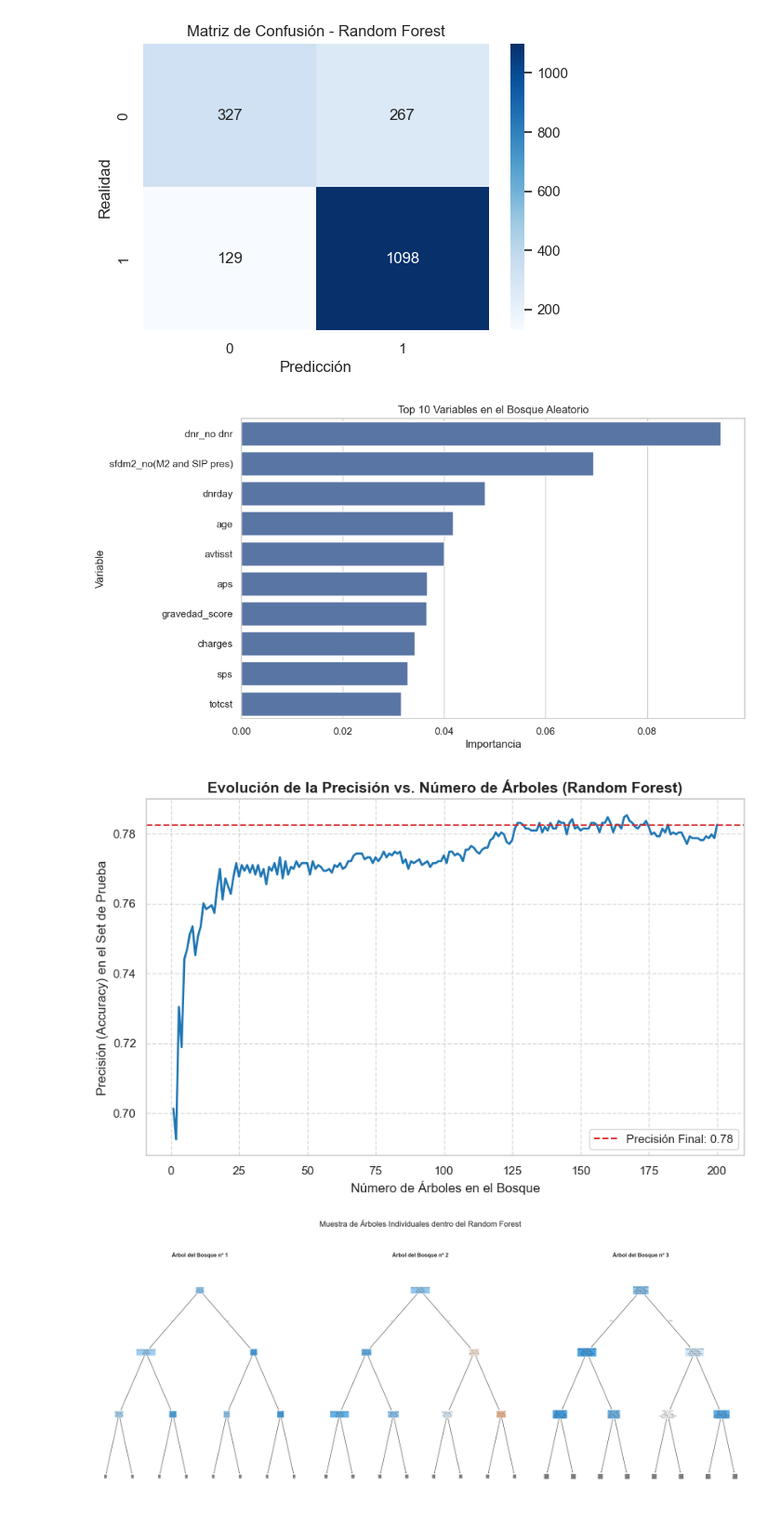
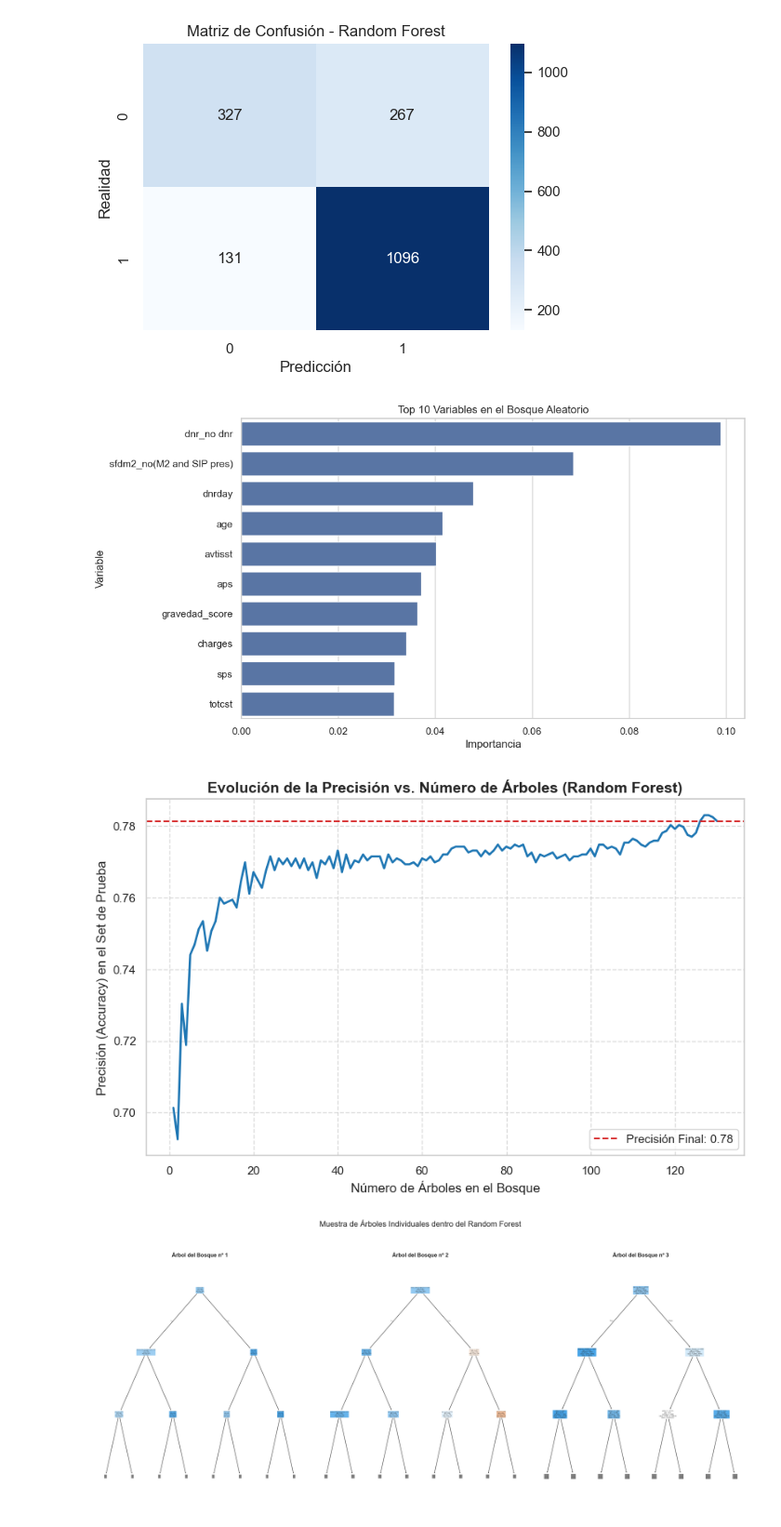
Before and after one commit to nrapun/proyecto_AA, a Jupyter notebook: notebook_proyectoAA.ipynb, the cells around one changed output. Shown at 93% size. Drawn from its saved outputs; the diff is of its cells as text; code cells hidden in the pictures.

```diff
--- a/notebook_proyectoAA.ipynb
+++ b/notebook_proyectoAA.ipynb
@@ -1244,7 +1244,7 @@ La siguiente sección entrena y evalúa un clasificador Random Forest.
 # 4. Configuración del Bosque para 'death'
 # Por defecto usa muestreo de atributos y bagging
 rf_model = RandomForestClassifier(
-    n_estimators=200,
+    n_estimators=130,
     random_state=42,
     class_weight='balanced'
 )
@@ -1286,40 +1286,40 @@ sns.barplot(x='Importancia', y='Variable', data=importancias.head(10))
 plt.title('Top 10 Variables en el Bosque Aleatorio')
 plt.show()
 # %% [output]
-[figure, old version]
+[figure, new version]
 # %%
 from sklearn.metrics import accuracy_score
 
 # Calculamos la precisión acumulada de los 200 árboles
 # Usamos las predicciones individuales de cada "estimator" (árbol)
 preds_acumuladas = np.zeros((len(y_test), len(rf_model.estimators_)))
 
 for i, est in enumerate(rf_model.estimators_):
     # Obtenemos la predicción de cada árbol individual
     preds_acumuladas[:, i] = est.predict(X_test)
 
 # Calculamos la precisión promediando los votos (voto mayoritario)
 accuracy_evolucion = []
 for n in range(1, len(rf_model.estimators_) + 1):
     # Promediamos los votos de los primeros 'n' árboles
     votos_n = preds_acumuladas[:, :n].mean(axis=1)
     # Si el promedio es > 0.5, la clase es 1 (Fallece), si no 0 (Sobrevive)
     preds_n = (votos_n > 0.5).astype(int)
     accuracy_evolucion.append(accuracy_score(y_test, preds_n))
 
 # Graficamos los resultados
 plt.figure(figsize=(10, 6))
-plt.plot(range(1, 201), accuracy_evolucion, color='tab:blue', linewidth=2)
+plt.plot(range(1, 131), accuracy_evolucion, color='tab:blue', linewidth=2)
 plt.axhline(y=accuracy_evolucion[-1], color='tab:red', linestyle='--', label=f'Precisión Final: {accuracy_evolucion[-1]:.2f}')
 
 plt.title('Evolución de la Precisión vs. Número de Árboles (Random Forest)', fontsize=14, fontweight='bold')
 plt.xlabel('Número de Árboles en el Bosque', fontsize=12)
 plt.ylabel('Precisión (Accuracy) en el Set de Prueba', fontsize=12)
 plt.grid(True, linestyle='--', alpha=0.7)
 plt.legend(loc='lower right')
 plt.show()
 # %% [output]
-[figure, old version]
+[figure, new version]
 # %%
 # Como el modelo tiene 200 árboles, visualizaremos los 3 primeros, para observar la diversidad generada por el bagging y el muestreo de atributos.\n",
 fig, axes = plt.subplots(nrows=1, ncols=3, figsize=(24, 10))
```
Also changed, not shown: parts of 3 cells of this notebook.
